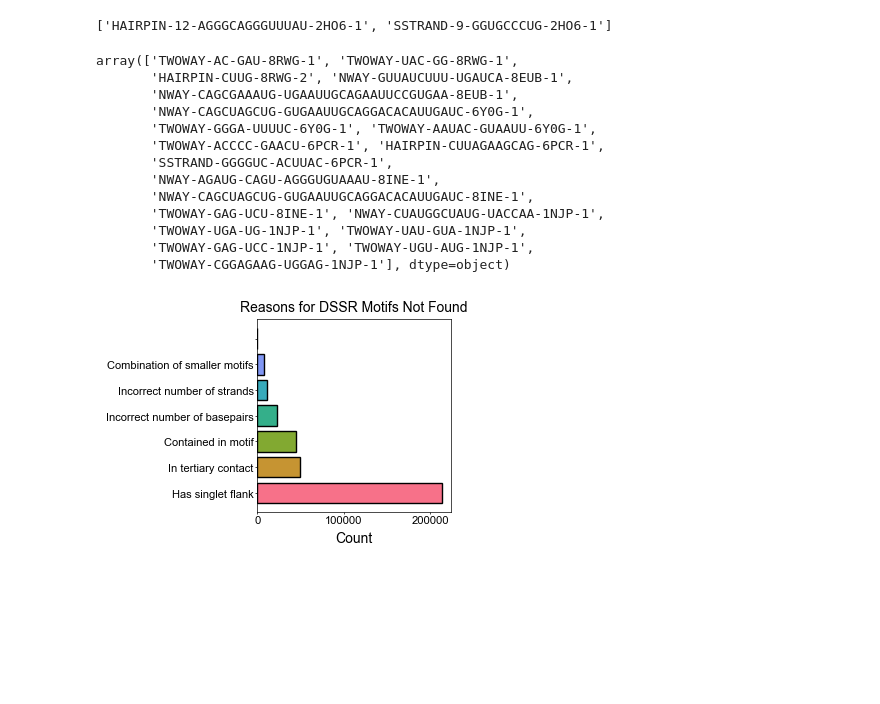
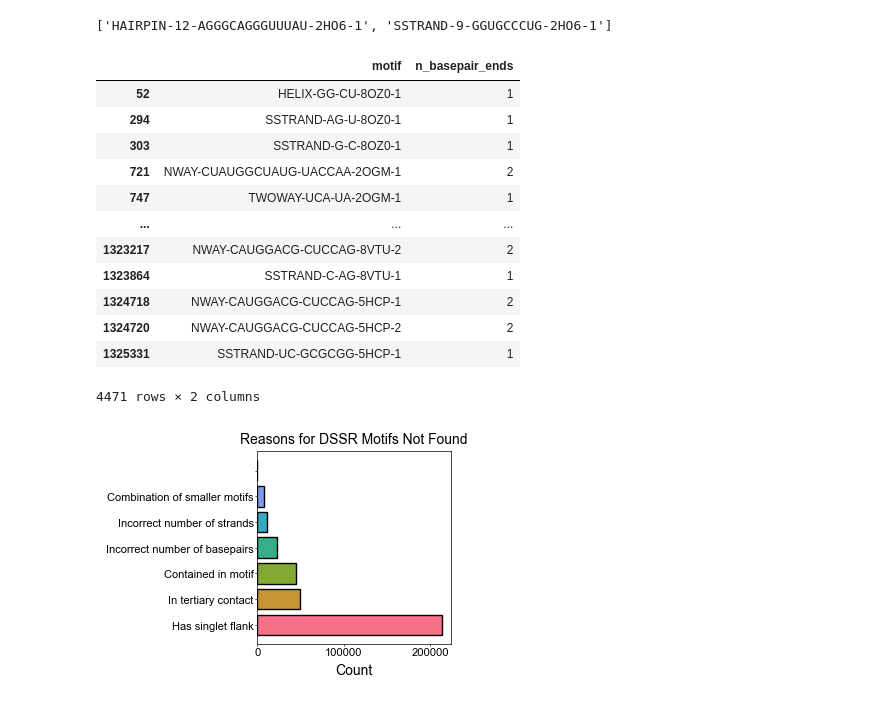
Before and after one commit to YesselmanLab/rna_motif_library, a Jupyter notebook: notebooks/compare_dssr.ipynb, the cells around one changed output. Saved outputs shown, nothing was run; the diff lists cells and outputs as text; code cells hidden in the pictures; blank space fills up the shorter version.

```diff
--- a/notebooks/compare_dssr.ipynb
+++ b/notebooks/compare_dssr.ipynb
@@ -89,22 +90,22 @@ row["overlapping_motifs"]
 # %%
 df_test = df.query("correct_n_basepairs == False")
 # Filter out motifs containing 'X' in their sequence
-df_test = df_test[~df_test["motif"].str.contains("X")]
-df_test["motif"].values[100:120]
+# df_test = df_test[~df_test["motif"].str.contains("X")]
+df_test[["motif", "n_basepair_ends"]]
 # %% [output]
+|  | motif | n_basepair_ends |
+| 52 | HELIX-GG-CU-8OZ0-1 | 1 |
+| 294 | SSTRAND-AG-U-8OZ0-1 | 1 |
+| 303 | SSTRAND-G-C-8OZ0-1 | 1 |
+| 721 | NWAY-CUAUGGCUAUG-UACCAA-2OGM-1 | 2 |
+| 747 | TWOWAY-UCA-UA-2OGM-1 | 1 |
+| ... | ... | ... |
+| 1323217 | NWAY-CAUGGACG-CUCCAG-8VTU-2 | 2 |
+| 1323864 | SSTRAND-C-AG-8VTU-1 | 1 |
+| 1324718 | NWAY-CAUGGACG-CUCCAG-5HCP-1 | 2 |
+| 1324720 | NWAY-CAUGGACG-CUCCAG-5HCP-2 | 2 |
+| 1325331 | SSTRAND-UC-GCGCGG-5HCP-1 | 1 |
-array(['TWOWAY-AC-GAU-8RWG-1', 'TWOWAY-UAC-GG-8RWG-1',
-       'HAIRPIN-CUUG-8RWG-2', 'NWAY-GUUAUCUUU-UGAUCA-8EUB-1',
-       'NWAY-CAGCGAAAUG-UGAAUUGCAGAAUUCCGUGAA-8EUB-1',
-       'NWAY-CAGCUAGCUG-GUGAAUUGCAGGACACAUUGAUC-6Y0G-1',
-       'TWOWAY-GGGA-UUUUC-6Y0G-1', 'TWOWAY-AAUAC-GUAAUU-6Y0G-1',
-       'TWOWAY-ACCCC-GAACU-6PCR-1', 'HAIRPIN-CUUAGAAGCAG-6PCR-1',
-       'SSTRAND-GGGGUC-ACUUAC-6PCR-1',
-       'NWAY-AGAUG-CAGU-AGGGUGUAAAU-8INE-1',
-       'NWAY-CAGCUAGCUG-GUGAAUUGCAGGACACAUUGAUC-8INE-1',
-       'TWOWAY-GAG-UCU-8INE-1', 'NWAY-CUAUGGCUAUG-UACCAA-1NJP-1',
-       'TWOWAY-UGA-UG-1NJP-1', 'TWOWAY-UAU-GUA-1NJP-1',
-       'TWOWAY-GAG-UCC-1NJP-1', 'TWOWAY-UGU-AUG-1NJP-1',
-       'TWOWAY-CGGAGAAG-UGGAG-1NJP-1'], dtype=object)
+4471 rows × 2 columns
 # %%
 # Get value counts and sort in descending order
 reason_counts = df_dssr["reason"].value_counts()
```
Also changed, not shown: parts of 6 cells of this notebook, 8 other files.
